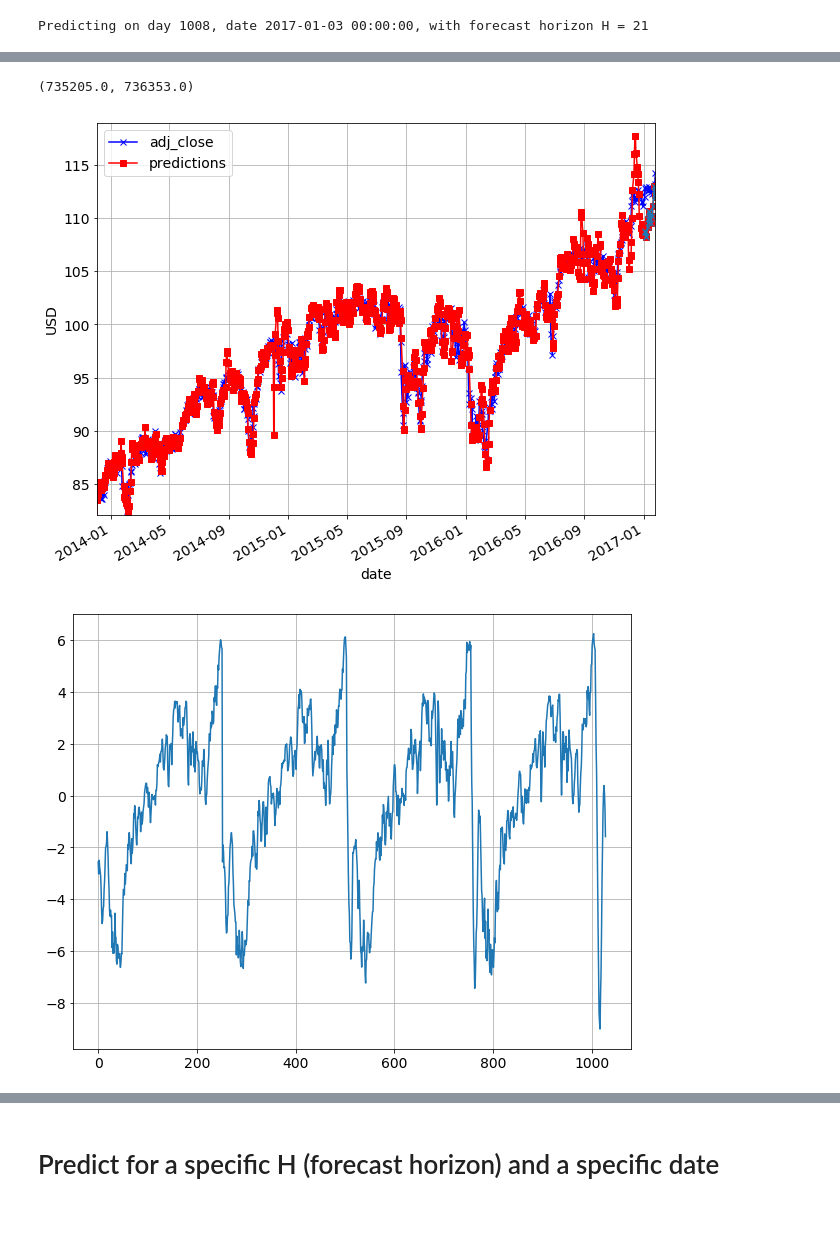
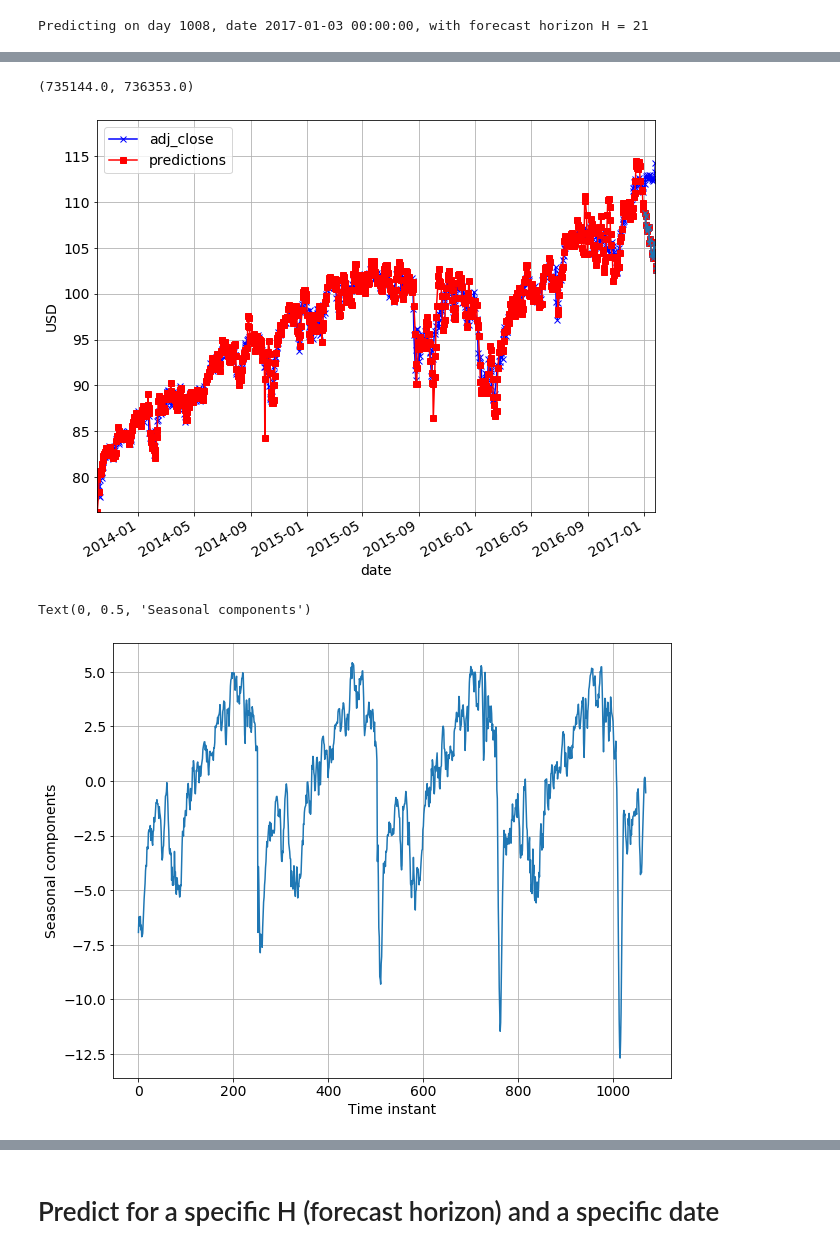
Before and after one commit to NGYB/Stocks, a Jupyter notebook: StockPricePrediction_fh21/StockPricePrediction_v5a_TExpSmoothing_finetune.ipynb, the cells around one changed output, grey strips where cells are left out. Saved outputs shown, nothing was run; the diff lists cells and outputs as text; code cells hidden in the pictures; blank space fills up the shorter version.

```diff
--- a/StockPricePrediction_fh21/StockPricePrediction_v5a_TExpSmoothing_finetune.ipynb
+++ b/StockPricePrediction_fh21/StockPricePrediction_v5a_TExpSmoothing_finetune.ipynb
@@ -10,12 +10,14 @@
 import math
 import matplotlib
 import numpy as np
+import multiprocessing
 import pandas as pd
 import pickle
 import time
 
 from collections import defaultdict
 from datetime import date, datetime, timedelta
+from joblib import Parallel, delayed
 from matplotlib import pyplot as plt
 from pylab import rcParams
 
@@ -23,7 +25,7 @@ from pylab import rcParams
 stk_path = "./data/VTI_20130102_20181231.csv"
 H = 21
 train_size = 252*3              # Use 3 years of data as train set. Note there are about 252 trading days in a year
-val_size = 252                  # Use 1 year of data as validation set
+val_size = 63                  # Use 1 year of data as validation set
 
 # alpha - smoothing coeff
 alphaMax = 0.999
@@ -36,9 +38,15 @@ betaMin = 0.01
 betaStep = 0.01
 
 # gamma - seasonality coeff
-gammaMax = 0.999
-gammaMin = 0.01
-gammaStep = 0.01
+gammaMax = 0.99
+gammaMin = 0.1
+gammaStep = 0.1
+
+# finetuning parameters
+finetune_width = 0.01       # for alpha and beta
+finetune_step = 0.001       # for alpha and beta
+finetune_width_gamma = 0.1  # for gamma only
+finetune_step_gamma = 0.01  # for gamma only
 
 L = 252                        # seasonality period
 
@@ -58,0 +67,13 @@ No. of days in train+validation set = 777
+# %%
+inputs = []
+alpha = alphaMin
+while alpha <= alphaMax:
+    beta = betaMin
+    while beta <= betaMax:
+        gamma = gammaMin
+        while gamma <= gammaMax:
+            inputs.append((alpha, beta, gamma))
+            gamma = gamma + gammaStep
+        beta = beta + betaStep
+    alpha = alpha + alphaStep
+print(inputs[-10:])
@@ -355,18 +676,21 @@ ax.set_xlim([df['date'][i-train_val_size+1], df['date'][i]+timedelta(days=H)])
 # ax.set_xlim(['2016-06-01', '2017-02-01'])
 # ax.set_ylim([60, 85])
 # %% [output]
-(735205.0, 736353.0)
+(735144.0, 736353.0)
-[figure, old version]
+[figure, new version]
 # %%
 # Plot the seasonals
 rcParams['figure.figsize'] = 10, 8 # width 10, height 8
 matplotlib.rcParams.update({'font.size': 14})
 
 plt.plot(seasonals)
 plt.grid()
+plt.xlabel("Time instant")
+plt.ylabel("Seasonal components")
 # plt.xlim([0, 252])
 # %% [output]
+Text(0, 0.5, 'Seasonal components')
-[figure, old version]
+[figure, new version]
 # %%
 # Plot the seasonals with actual values on dual axes
 fig, ax1 = plt.subplots()
```
Also changed, not shown: parts of 32 cells of this notebook, 26 other files.
